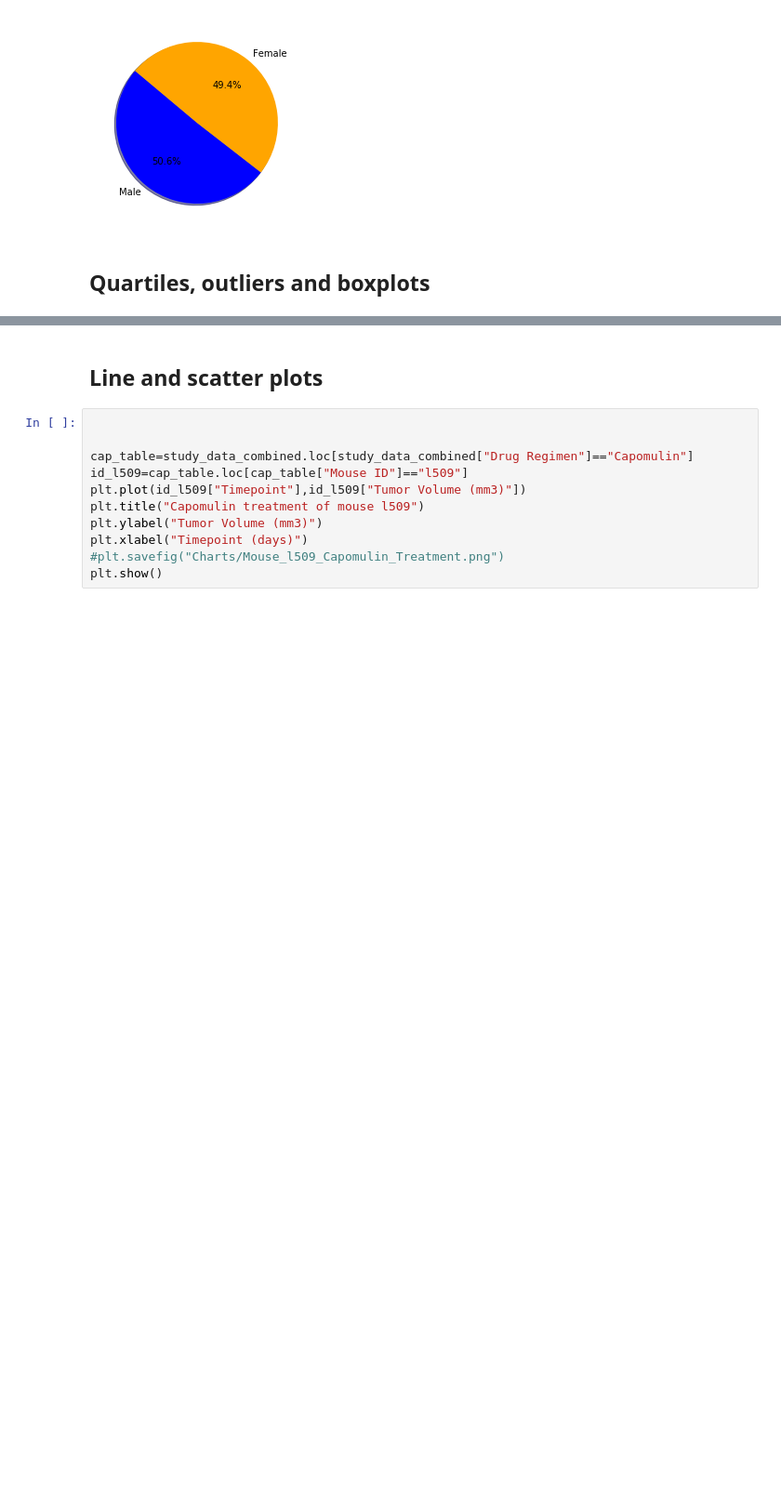
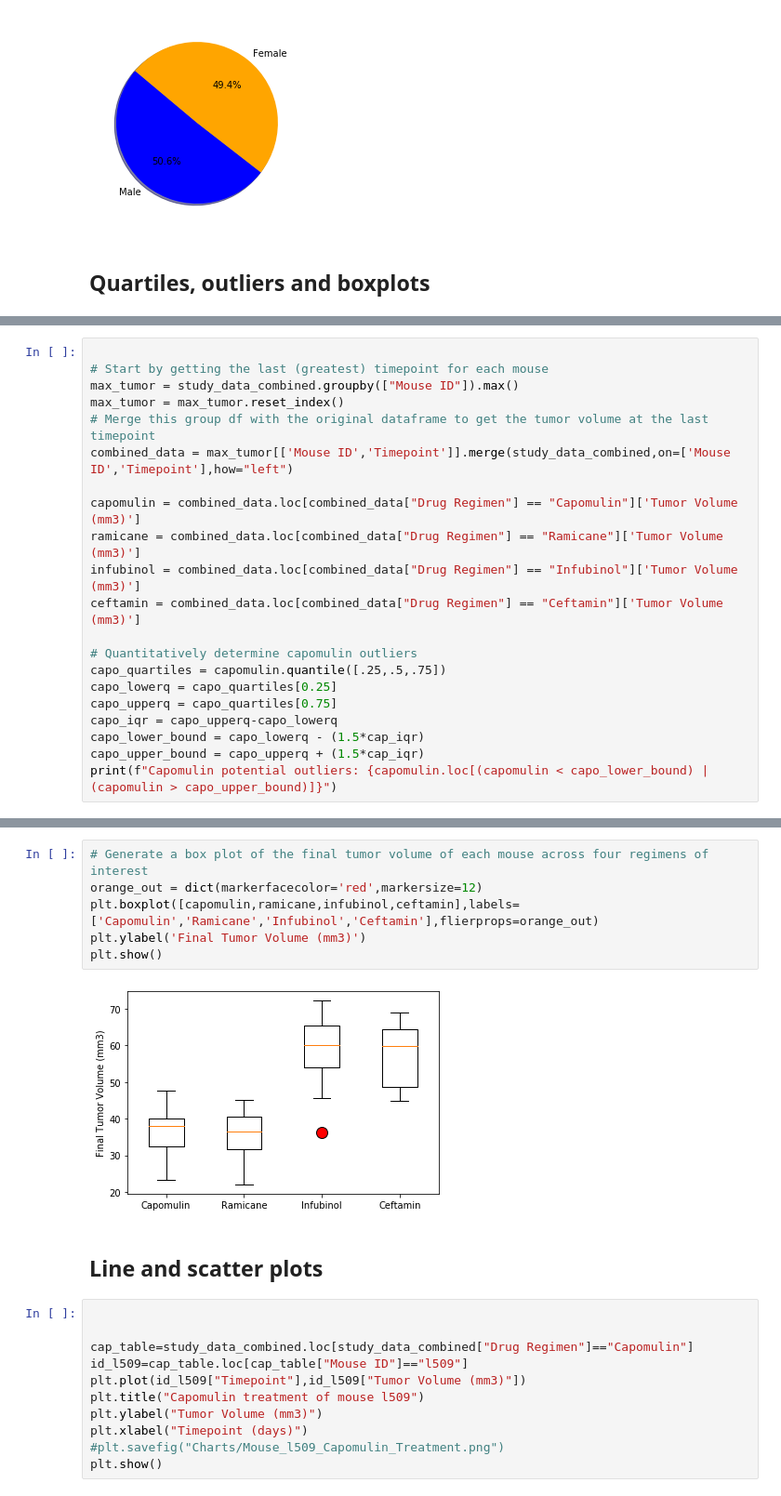
Before and after one commit to nnhamoinesu22/Matplotlib-Challenge, a Jupyter notebook: Pymaceuticals/pymaceuticals_starter.ipynb, the cells around one changed output, grey strips where cells are left out. Shown at 93% size. Drawn from its saved outputs; the diff is of its cells as text; blank space fills up the shorter version.

```diff
--- a/Pymaceuticals/pymaceuticals_starter.ipynb
+++ b/Pymaceuticals/pymaceuticals_starter.ipynb
@@ -195,0 +140,21 @@ plt.show()
+# %%
+
+# Start by getting the last (greatest) timepoint for each mouse
+max_tumor = study_data_combined.groupby(["Mouse ID"]).max()
+max_tumor = max_tumor.reset_index()
+# Merge this group df with the original dataframe to get the tumor volume at the last timepoint
+combined_data = max_tumor[['Mouse ID','Timepoint']].merge(study_data_combined,on=['Mouse ID','Timepoint'],how="left")
+
+capomulin = combined_data.loc[combined_data["Drug Regimen"] == "Capomulin"]['Tumor Volume (mm3)']
+ramicane = combined_data.loc[combined_data["Drug Regimen"] == "Ramicane"]['Tumor Volume (mm3)']
+infubinol = combined_data.loc[combined_data["Drug Regimen"] == "Infubinol"]['Tumor Volume (mm3)']
+ceftamin = combined_data.loc[combined_data["Drug Regimen"] == "Ceftamin"]['Tumor Volume (mm3)']
+
+# Quantitatively determine capomulin outliers
+capo_quartiles = capomulin.quantile([.25,.5,.75])
+capo_lowerq = capo_quartiles[0.25]
+capo_upperq = capo_quartiles[0.75]
+capo_iqr = capo_upperq-capo_lowerq
+capo_lower_bound = capo_lowerq - (1.5*cap_iqr)
+capo_upper_bound = capo_upperq + (1.5*cap_iqr)
+print(f"Capomulin potential outliers: {capomulin.loc[(capomulin < capo_lower_bound) | (capomulin > capo_upper_bound)]}")
@@ -196,3 +197,11 @@ plt.show()
+# %%
+# Generate a box plot of the final tumor volume of each mouse across four regimens of interest
+orange_out = dict(markerfacecolor='red',markersize=12)
+plt.boxplot([capomulin,ramicane,infubinol,ceftamin],labels=['Capomulin','Ramicane','Infubinol','Ceftamin'],flierprops=orange_out)
+plt.ylabel('Final Tumor Volume (mm3)')
+plt.show()
+# %% [output]
+[figure, added]
 # %% [markdown]
 ## Line and scatter plots
 # %%
```
Also changed, not shown: parts of 13 cells of this notebook.
